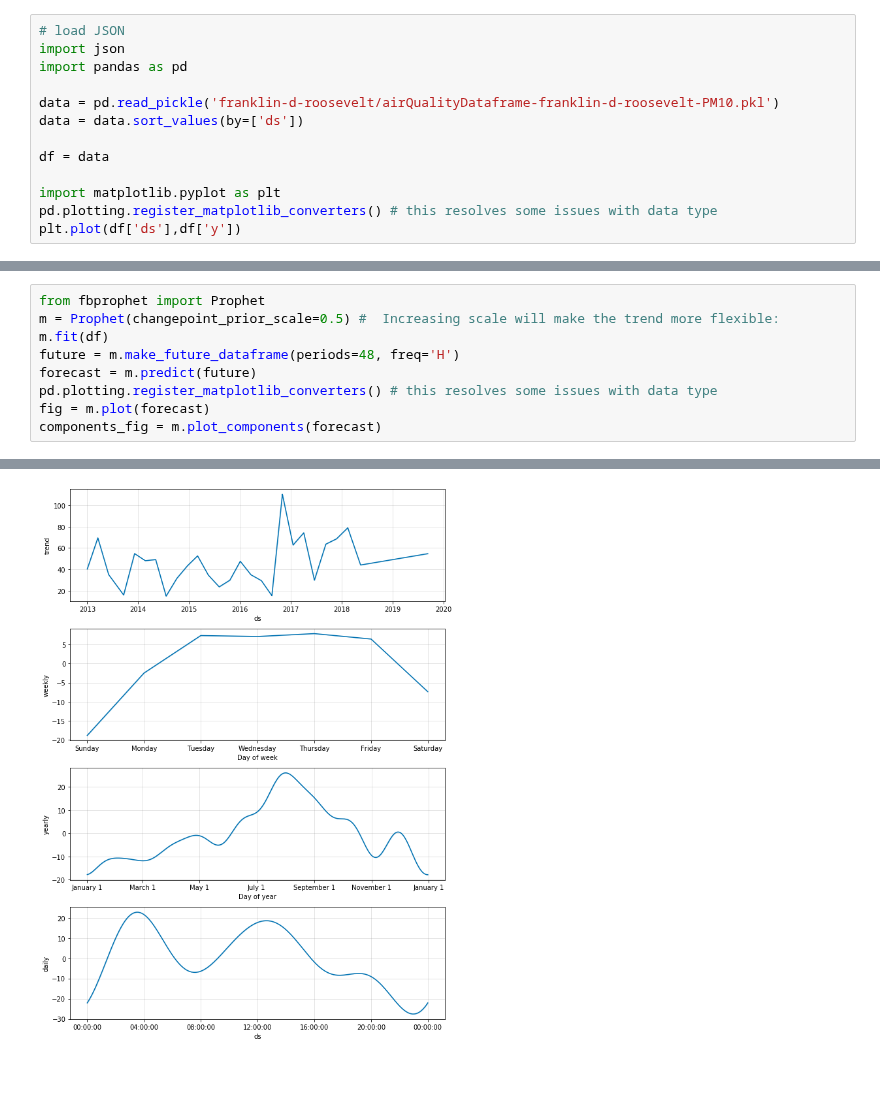
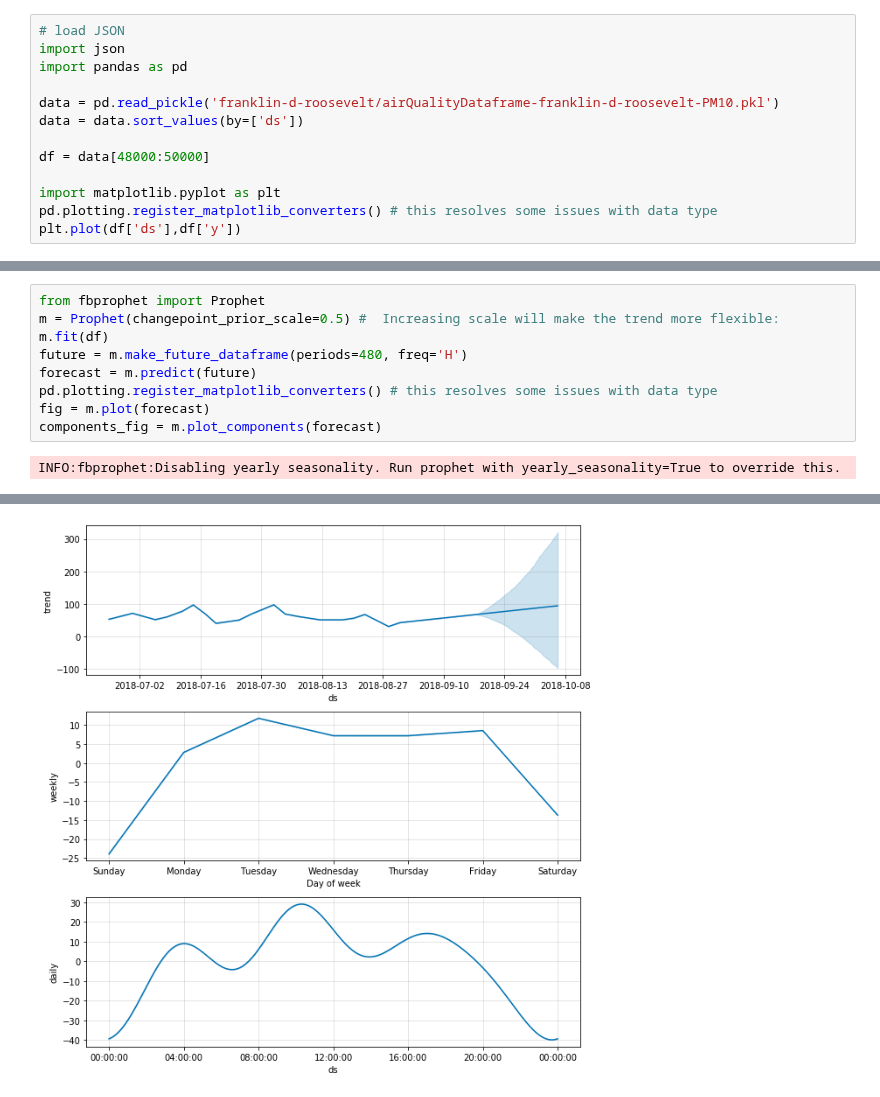
Before and after one commit to aety/insight, a Jupyter notebook: RATP/air/pickleToData_PROPHET.ipynb, the cells around one changed output, grey strips where cells are left out. Cells and saved outputs as stored; diff of their text form.

```diff
--- a/RATP/air/pickleToData_PROPHET.ipynb
+++ b/RATP/air/pickleToData_PROPHET.ipynb
@@ -6,7 +6,7 @@ import pandas as pd
 data = pd.read_pickle('franklin-d-roosevelt/airQualityDataframe-franklin-d-roosevelt-PM10.pkl')
 data = data.sort_values(by=['ds'])
 
-df = data
+df = data[48000:50000]
 
 import matplotlib.pyplot as plt
 pd.plotting.register_matplotlib_converters() # this resolves some issues with data type
@@ -17,9 +18,10 @@ plt.plot(df['ds'],df['y'])
 from fbprophet import Prophet
 m = Prophet(changepoint_prior_scale=0.5) #  Increasing scale will make the trend more flexible:
 m.fit(df)
-future = m.make_future_dataframe(periods=48, freq='H')
+future = m.make_future_dataframe(periods=480, freq='H')
 forecast = m.predict(future)
 pd.plotting.register_matplotlib_converters() # this resolves some issues with data type
 fig = m.plot(forecast)
 components_fig = m.plot_components(forecast)
 # %% [output]
+INFO:fbprophet:Disabling yearly seasonality. Run prophet with yearly_seasonality=True to override this.
@@ -27,4 +29,4 @@ components_fig = m.plot_components(forecast)
-[figure, old version]
+[figure, new version]
 # %%
 # PROPHET validation
 from fbprophet.diagnostics import cross_validation
```
Also changed, not shown: parts of 6 cells of this notebook.
